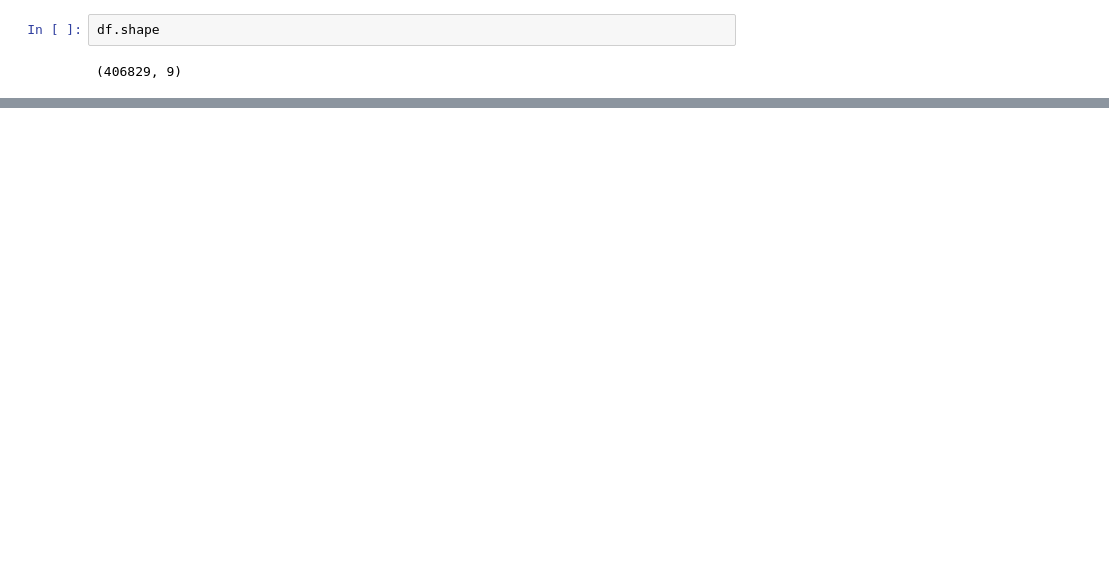
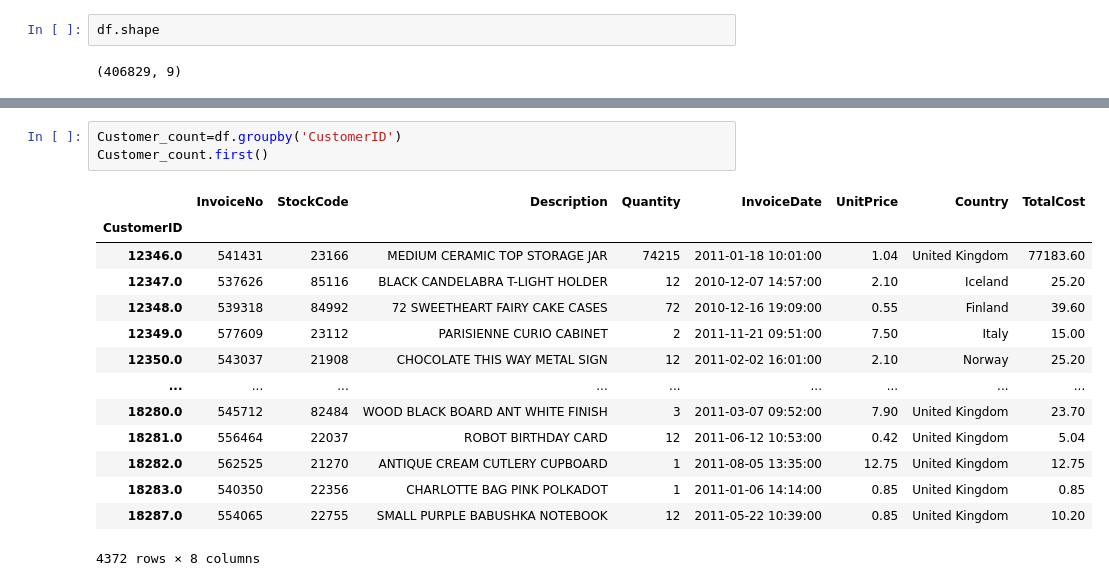
Before and after one commit to sambhajizambre/Project, a Jupyter notebook: Capstone Project 1-propensity model.ipynb, the cells around one changed output, grey strips where cells are left out. Drawn from its saved outputs; the diff is of its cells as text; blank space fills up the shorter version.

```diff
--- a/Capstone Project 1-propensity model.ipynb
+++ b/Capstone Project 1-propensity model.ipynb
@@ -207,0 +232,18 @@ ValueError: ignored
+# %%
+Customer_count=df.groupby('CustomerID')
+Customer_count.first()
+# %% [output]
+|  | InvoiceNo | StockCode | Description | Quantity | InvoiceDate | UnitPrice | Country | TotalCost |
+| CustomerID |  |  |  |  |  |  |  |  |
+| 12346.0 | 541431 | 23166 | MEDIUM CERAMIC TOP STORAGE JAR | 74215 | 2011-01-18 10:01:00 | 1.04 | United Kingdom | 77183.60 |
+| 12347.0 | 537626 | 85116 | BLACK CANDELABRA T-LIGHT HOLDER | 12 | 2010-12-07 14:57:00 | 2.10 | Iceland | 25.20 |
+| 12348.0 | 539318 | 84992 | 72 SWEETHEART FAIRY CAKE CASES | 72 | 2010-12-16 19:09:00 | 0.55 | Finland | 39.60 |
+| 12349.0 | 577609 | 23112 | PARISIENNE CURIO CABINET | 2 | 2011-11-21 09:51:00 | 7.50 | Italy | 15.00 |
+| 12350.0 | 543037 | 21908 | CHOCOLATE THIS WAY METAL SIGN | 12 | 2011-02-02 16:01:00 | 2.10 | Norway | 25.20 |
+| ... | ... | ... | ... | ... | ... | ... | ... | ... |
+| 18280.0 | 545712 | 82484 | WOOD BLACK BOARD ANT WHITE FINISH | 3 | 2011-03-07 09:52:00 | 7.90 | United Kingdom | 23.70 |
+| 18281.0 | 556464 | 22037 | ROBOT BIRTHDAY CARD | 12 | 2011-06-12 10:53:00 | 0.42 | United Kingdom | 5.04 |
+| 18282.0 | 562525 | 21270 | ANTIQUE CREAM CUTLERY CUPBOARD | 1 | 2011-08-05 13:35:00 | 12.75 | United Kingdom | 12.75 |
+| 18283.0 | 540350 | 22356 | CHARLOTTE BAG PINK POLKADOT | 1 | 2011-01-06 14:14:00 | 0.85 | United Kingdom | 0.85 |
+| 18287.0 | 554065 | 22755 | SMALL PURPLE BABUSHKA NOTEBOOK | 12 | 2011-05-22 10:39:00 | 0.85 | United Kingdom | 10.20 |
+4372 rows × 8 columns
```
Also changed, not shown: parts of 9 cells of this notebook.
